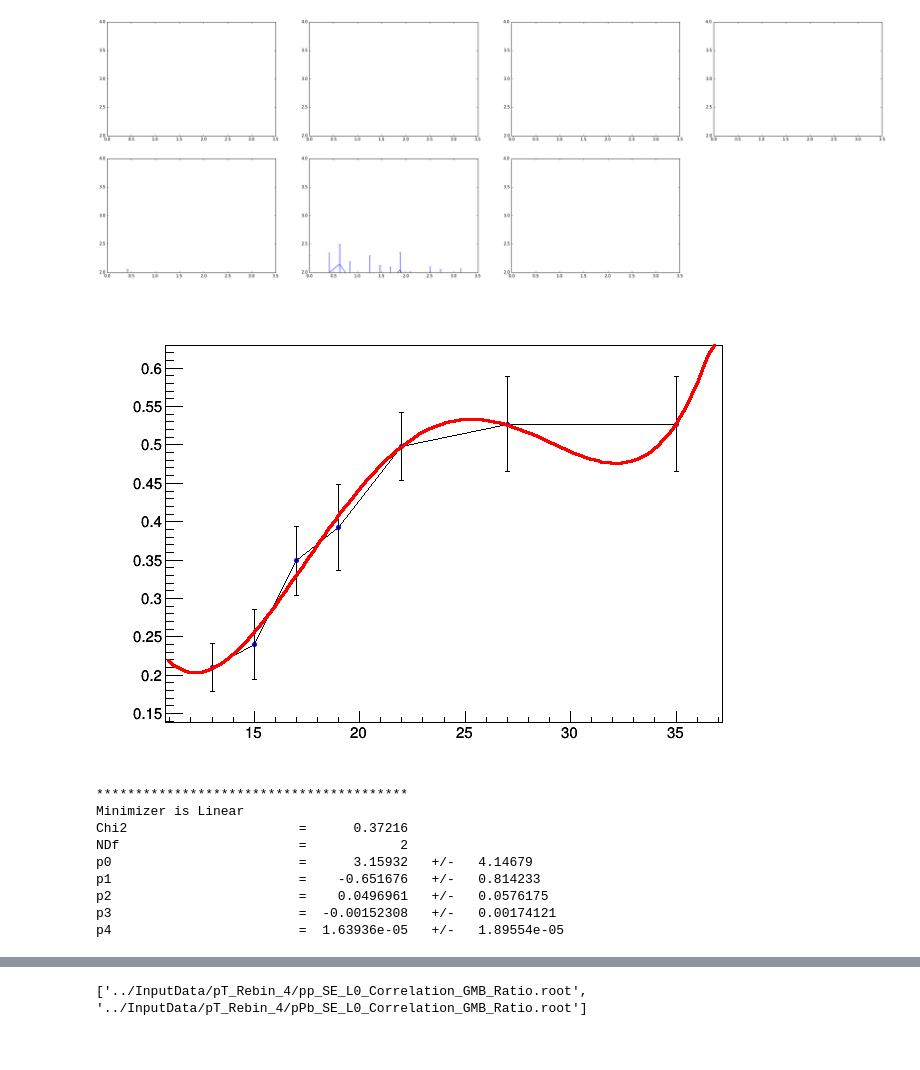
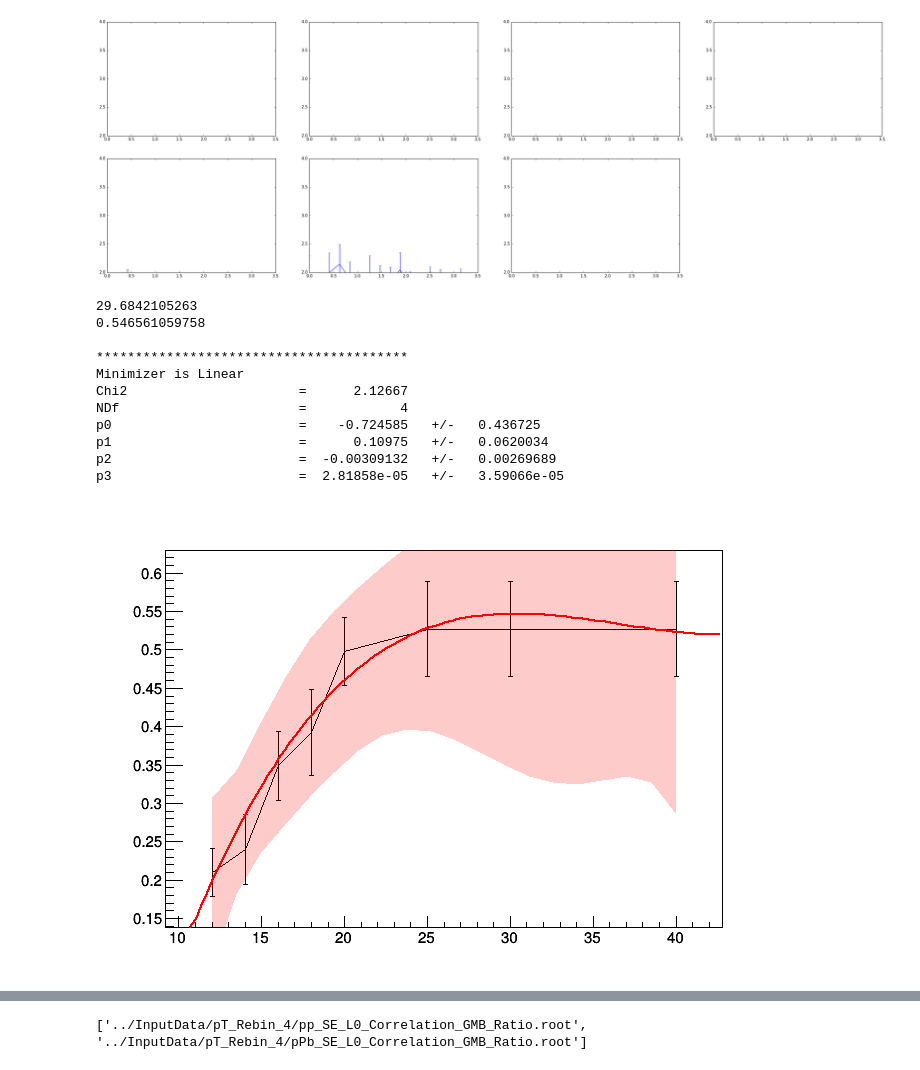
Before and after one commit to ftoralesacosta/GH_Correlations, a Jupyter notebook: Analysis_Notebooks/Projections_Pairs.ipynb, the cells around one changed output, grey strips where cells are left out. Saved outputs shown, nothing was run; the diff lists cells and outputs as text; code cells hidden in the pictures.

Commit message:
starting to add conf. band to ratio fit

```diff
--- a/Analysis_Notebooks/Projections_Pairs.ipynb
+++ b/Analysis_Notebooks/Projections_Pairs.ipynb
@@ -100,51 +108,67 @@ for ipt in range (N_pT_Bins):
 [figure]
 # %%
 pGeV_Edges = np.asarray([12,14,16,18,20,25,30,40])
-pGeV = (pGeV_Edges[1:] + pGeV_Edges[:-1]) / 2
-Purity = [0.21,0.24,0.349,0.393,0.498,0.527,0.527]
-Purity_errors = [0.031,0.046,0.045,0.056,0.044,0.062,0.062]
-#plt.plot(pGeV,Purity,label="Purity Calculation")
+pGeV_Edges_2 = np.linspace(12,40,20)
+Purity = [0.21,0.24,0.349,0.393,0.498,0.527,0.527,0.527]
+Purity_errors = [0.031,0.046,0.045,0.056,0.044,0.062,0.062,0.062]
 
 Ratio_TGraph = ROOT.TGraphErrors()
 for izt in range (len(Purity)):
-    Ratio_TGraph.SetPoint(izt,pGeV[izt],Purity[izt])
+    Ratio_TGraph.SetPoint(izt,pGeV_Edges[izt],Purity[izt])
     Ratio_TGraph.SetPointError(izt,0,Purity_errors[izt])
 
 
-n = 4
+n = 3
 x = 0.0
 p = np.zeros(3)
 
 Ratio_TGraph.Fit("pol%i"%(n),"S")
+
+Fit_Band = ROOT.TGraphErrors(len(Purity));
+for i in range(len(pGeV_Edges_2)):
+        Fit_Band.SetPoint(i, pGeV_Edges_2[i], 0)
+(ROOT.TVirtualFitter.GetFitter()).GetConfidenceIntervals(Fit_Band)
+
+x_pt = ROOT.Double(1)
+y_pt = ROOT.Double(1)
+Fit_Band.GetPoint(12,x_pt,y_pt)
+print x_pt
+print y_pt
+
 f = Ratio_TGraph.GetFunction("pol%i"%(n))
 #chi2_red  = f.GetChisquare()/f.GetNDF()
 pval = f.GetProb()
 
 parameter = np.zeros(n+1)
 parameter_error = np.zeros(n+1)
 for i in range(n+1):
     parameter[i] = f.GetParameter(i)
     parameter_error[i] = f.GetParError(i)
 
 y_vals = np.zeros(len(Purity))
 for i in range(n+1):
-    y_vals += parameter[i]*pGeV**i
+    y_vals += parameter[i]*pGeV_Edges**i
 
 c = ROOT.TCanvas()
 Ratio_TGraph.Draw()
 f.Draw("same")
+Fit_Band.SetLineColor(ROOT.kRed);
+Fit_Band.SetFillColorAlpha(ROOT.kRed,0.2)
+Fit_Band.Draw("same3");
 c.Draw()
 # %% [output]
+29.6842105263
+0.546561059758
+
+****************************************
+Minimizer is Linear
+Chi2                      =      2.12667
+NDf                       =            4
+p0                        =    -0.724585   +/-   0.436725
+p1                        =      0.10975   +/-   0.0620034
+p2                        =  -0.00309132   +/-   0.00269689
+p3                        =  2.81858e-05   +/-   3.59066e-05
-[figure, old version]
+[figure, new version]
-****************************************
-Minimizer is Linear
-Chi2                      =      0.37216
-NDf                       =            2
-p0                        =      3.15932   +/-   4.14679
-p1                        =    -0.651676   +/-   0.814233
-p2                        =    0.0496961   +/-   0.0576175
-p3                        =  -0.00152308   +/-   0.00174121
-p4                        =  1.63936e-05   +/-   1.89554e-05
 # %%
 from ROOT import TF1
 from ROOT import TMath
```
Also changed, not shown: parts of 2 cells of this notebook, 6 other files.
